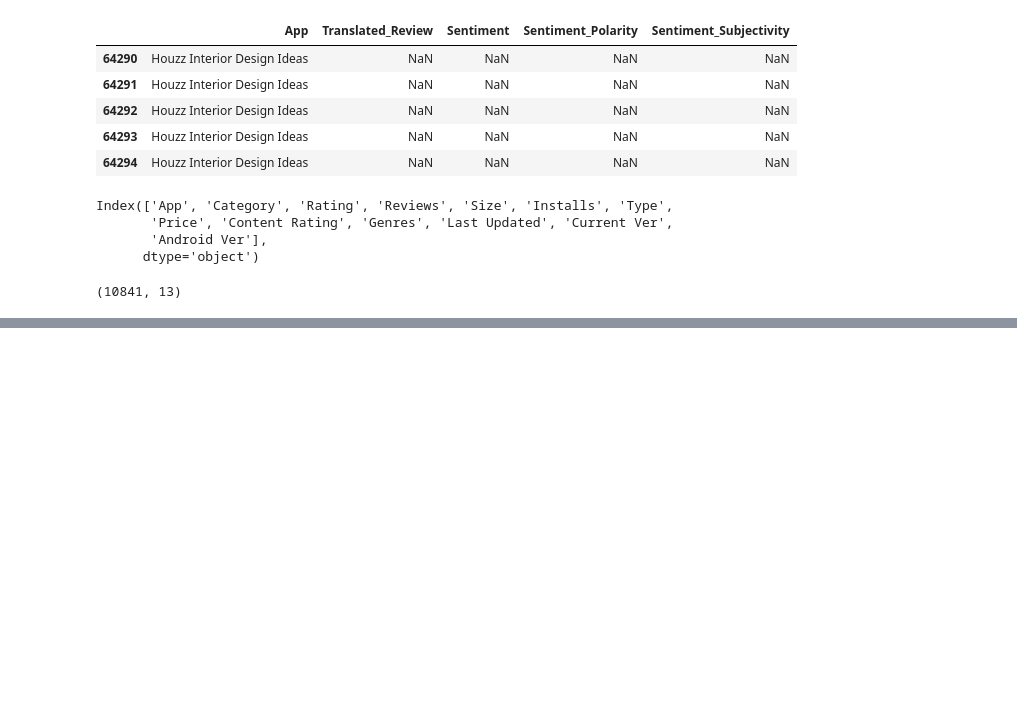
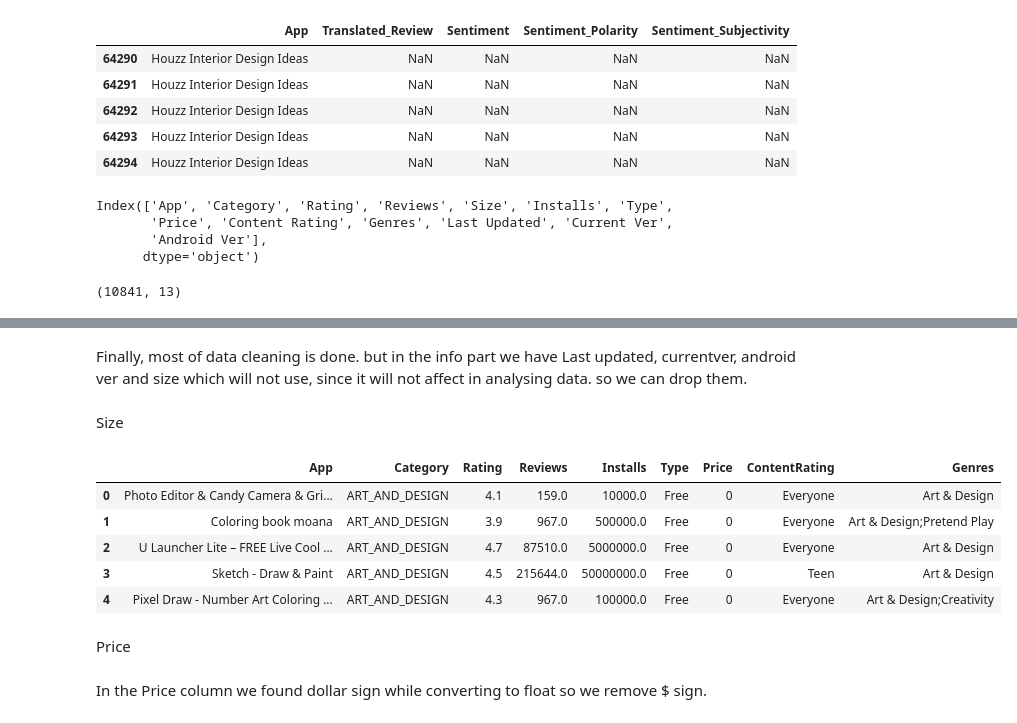
Before and after one commit to Utsav01111/Playstore_app_review_analysis, a Jupyter notebook: Utsav_Ponda_Playstore_App_review_Analysis.ipynb, the cells around one changed output, grey strips where cells are left out. Drawn from its saved outputs; the diff is of its cells as text; code cells hidden in the pictures; blank space fills up the shorter version.

Commit message:
Second Commit - Data Cleaning Playstore Data

```diff
--- a/Utsav_Ponda_Playstore_App_review_Analysis.ipynb
+++ b/Utsav_Ponda_Playstore_App_review_Analysis.ipynb
@@ -152,0 +229,2 @@ df_playstore.shape
+# %%
+df_playstore = df_playstore.drop(10472)
@@ -152,0 +265,2 @@ df_playstore.shape
+# %%
+df_playstore['Installs'] = df_playstore['Installs'].str.replace("['+,']", '', regex=True).astype(float)
@@ -152,0 +290,17 @@ df_playstore.shape
+# %% [markdown]
+Finally, most of data cleaning is done. but in the info part we have Last updated, currentver, android ver and size which will not use, since it will not affect in analysing data. so we can drop them.
+# %%
+df_playstore.drop(labels=['LastUpdated','CurrentVer','AndroidVer'], axis=1,inplace=True)
+# %% [markdown]
+Size
+# %%
+df_playstore.drop(labels=['Size'], axis=1,inplace=True)
+# %%
+df_playstore.head()
+# %% [output]
+|  | App | Category | Rating | Reviews | Installs | Type | Price | ContentRating | Genres |
+| 0 | Photo Editor & Candy Camera & Gri... | ART_AND_DESIGN | 4.1 | 159.0 | 10000.0 | Free | 0 | Everyone | Art & Design |
+| 1 | Coloring book moana | ART_AND_DESIGN | 3.9 | 967.0 | 500000.0 | Free | 0 | Everyone | Art & Design;Pretend Play |
+| 2 | U Launcher Lite – FREE Live Cool ... | ART_AND_DESIGN | 4.7 | 87510.0 | 5000000.0 | Free | 0 | Everyone | Art & Design |
+| 3 | Sketch - Draw & Paint | ART_AND_DESIGN | 4.5 | 215644.0 | 50000000.0 | Free | 0 | Teen | Art & Design |
+| 4 | Pixel Draw - Number Art Coloring ... | ART_AND_DESIGN | 4.3 | 967.0 | 100000.0 | Free | 0 | Everyone | Art & Design;Creativity |
@@ -152,0 +309,4 @@ df_playstore.shape
+# %% [markdown]
+Price
+# %% [markdown]
+In the Price column we found dollar sign while converting to float so we remove $ sign.
```
Also changed, not shown: parts of 28 cells of this notebook.
